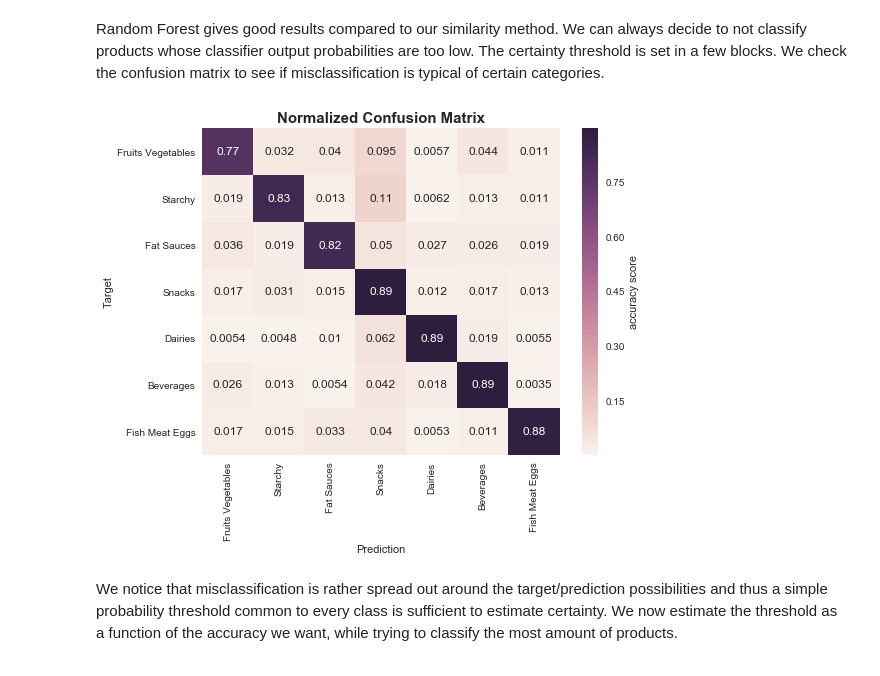
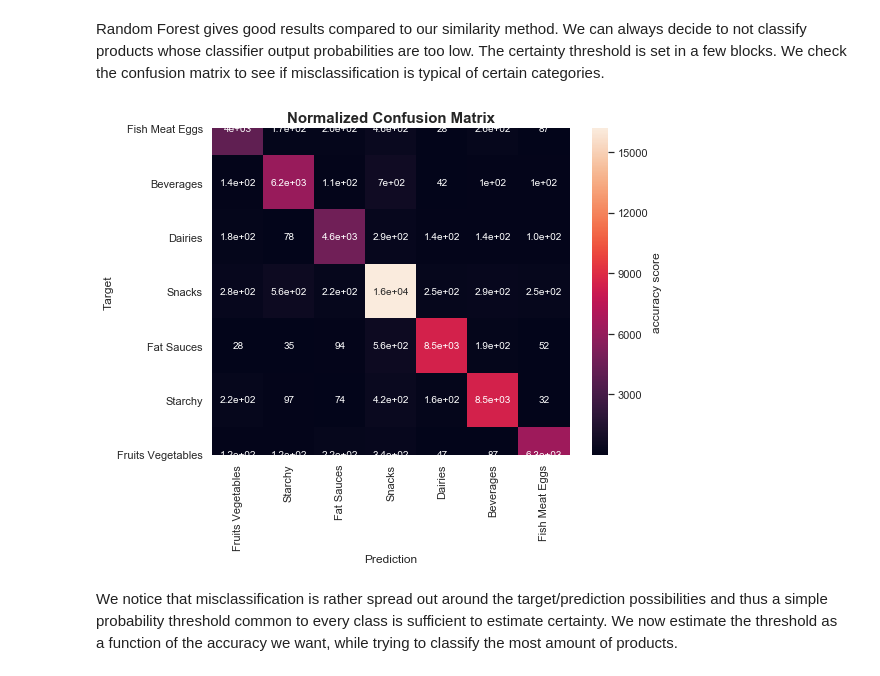
Before and after one commit to romi514/ProjectADA, a Jupyter notebook: project_tagADA.ipynb, the cells around one changed output. Saved outputs shown, nothing was run; the diff lists cells and outputs as text; code cells hidden in the pictures.

```diff
--- a/project_tagADA.ipynb
+++ b/project_tagADA.ipynb
@@ -40,7 +40,7 @@ raw_data = pd.read_csv('data/en.openfoodfacts.org.products.csv', sep = '\t')
 # %% [markdown]
 #### Drop columns not needed, explore missing values, and delete rows with zero or one value present
 # %%
-columns2keep = ['energy_100g','sugars_100g','saturated-fat_100g','sodium_100g',
+columns2keep = ['energy_100g','sugars_100g','saturated-fat_100g','fat_100g','sodium_100g',
     'fruits-vegetables-nuts_100g','fiber_100g','proteins_100g','nutrition-score-uk_100g',
     'nutrition_grade_fr','main_category_en','packaging','categories','labels_en',
     'pnns_groups_1','pnns_groups_2','product_name','ingredients_text']
@@ -396,20 +396,20 @@ Accuracy score for test set : 0.87
 # %% [markdown]
 Random Forest gives good results compared to our similarity method. We can always decide to not classify products whose classifier output probabilities are too low. The certainty threshold is set in a few blocks. We check the confusion matrix to see if misclassification is typical of certain categories.
 # %%
-cm = confusion_matrix(y_test,clf.predict(X_test),normalize='true')
+cm = confusion_matrix(y_test,clf.predict(X_test))
 n = len(cat_conv)
 columns = list(cat_conv)
 
 plt.figure(figsize=(8,6))
 sns.heatmap(cm, annot=True, cbar_kws={'label': 'accuracy score'})
 plt.title("Normalized Confusion Matrix", fontsize=15, fontweight="bold")
 plt.xticks(np.arange(n)+0.5,columns,rotation='vertical')
 plt.yticks(np.arange(n)+0.5,np.flip(columns,axis=0),rotation='horizontal')
 plt.ylabel("Target")
 plt.xlabel("Prediction")
 plt.show()
 # %% [output]
-[figure, old version]
+[figure, new version]
 # %% [markdown]
 We notice that misclassification is rather spread out around the target/prediction possibilities and thus a simple probability threshold common to every class is sufficient to estimate certainty. We now estimate the threshold as a function of the accuracy we want, while trying to classify the most amount of products.
 # %% [markdown]
```
Also changed, not shown: parts of 23 cells of this notebook.
